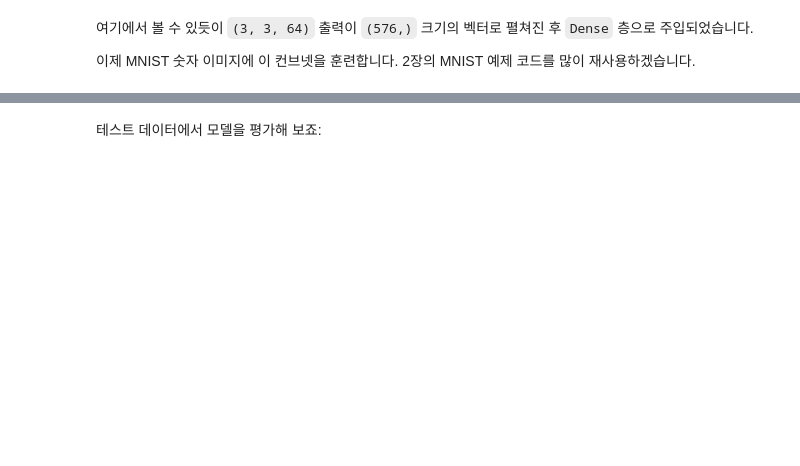
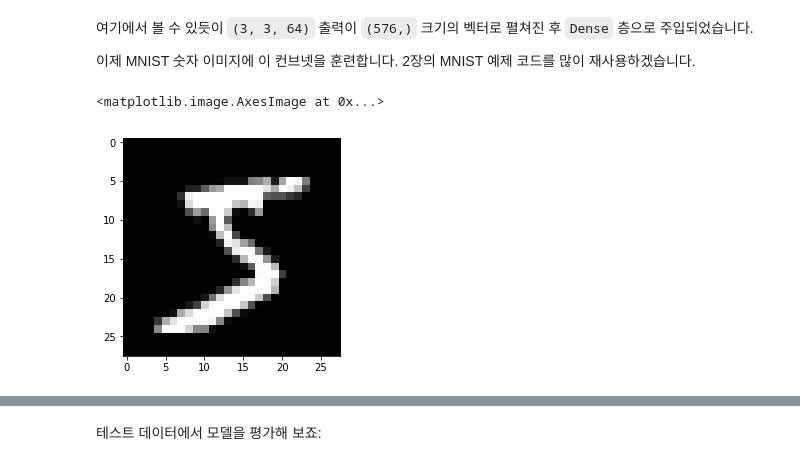
Before and after one commit to youngheelee/python_study, a Jupyter notebook: edu/notes/5.1-introduction-to-convnets.ipynb, the cells around one changed output, grey strips where cells are left out. Drawn from its saved outputs; the diff is of its cells as text; code cells hidden in the pictures; blank space fills up the shorter version.

```diff
--- a/edu/notes/5.1-introduction-to-convnets.ipynb
+++ b/edu/notes/5.1-introduction-to-convnets.ipynb
@@ -85 +99,7 @@ _________________________________________________________________
+# %%
+test = train_images[0]
+plt.imshow(test, cmap='gray')
+# %% [output]
+<matplotlib.image.AxesImage at 0x...>
+[figure, added]
 # %%
```
Also changed, not shown: parts of 10 cells of this notebook.
